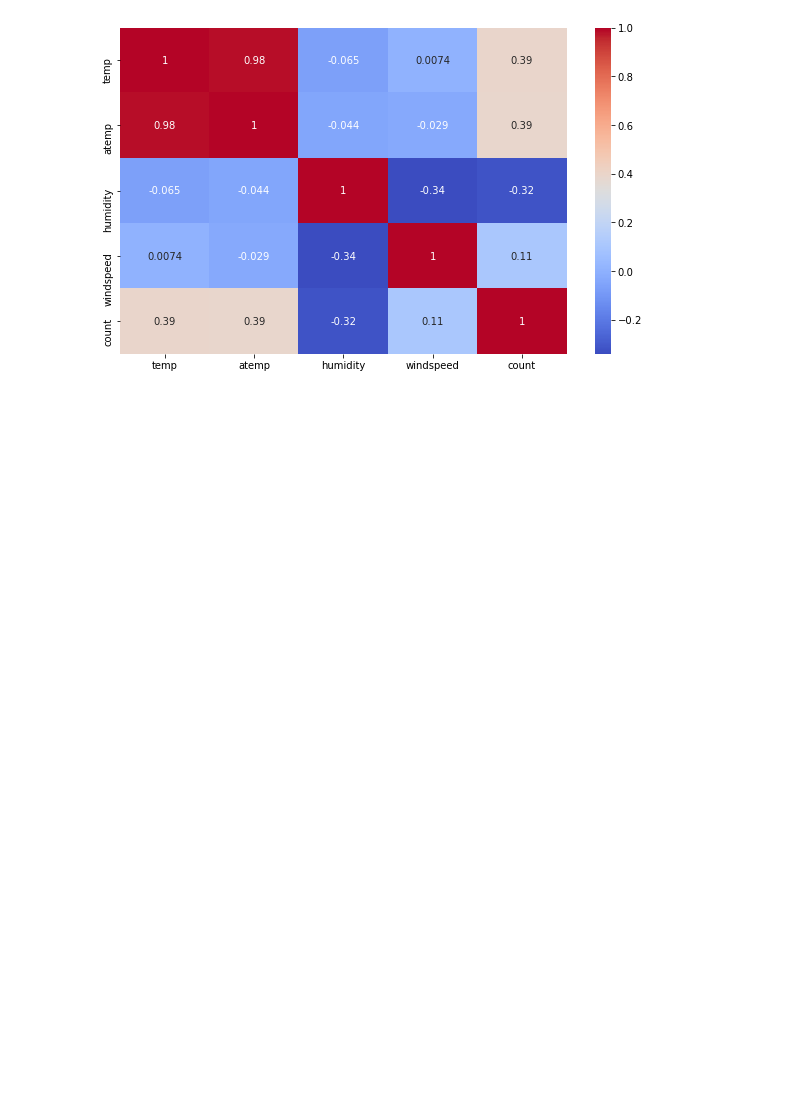
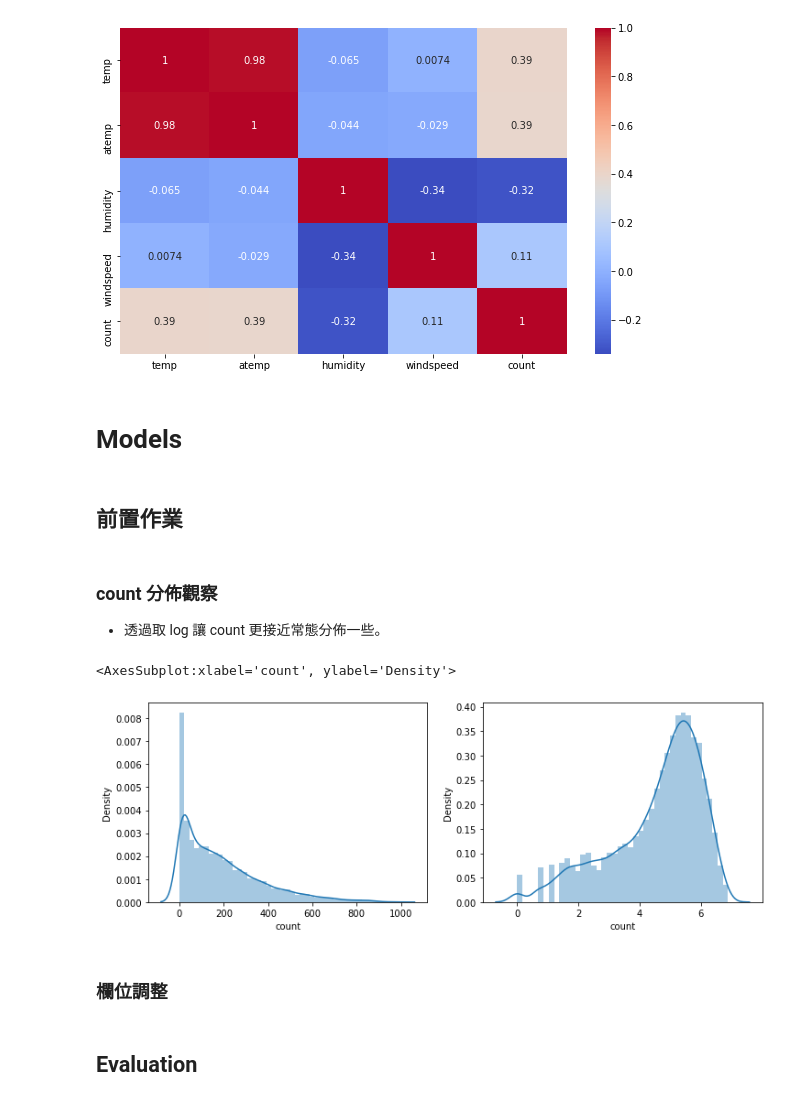
Before and after one commit to MaxYehhh/Kaggle, a Jupyter notebook: bike_sharing_demand/bike_sharing_demand.ipynb, the cells around one changed output. Saved outputs shown, nothing was run; the diff lists cells and outputs as text; code cells hidden in the pictures; blank space fills up the shorter version.

```diff
--- a/bike_sharing_demand/bike_sharing_demand.ipynb
+++ b/bike_sharing_demand/bike_sharing_demand.ipynb
@@ -478,3 +550,21 @@ sns.heatmap(corr_df, annot=True, cmap='coolwarm')
 # %% [output]
 <AxesSubplot:>
 [figure]
+# %% [markdown]
+# Models
+# %% [markdown]
+## 前置作業
+# %% [markdown]
+### count 分佈觀察
+
+- 透過取 log 讓 count 更接近常態分佈一些。
+# %%
+fig, axes = plt.subplots(nrows=1, ncols=2, figsize=(12, 4))
+
+sns.distplot(newTrain_df['count'], ax=axes[0])
+sns.distplot(np.log(newTrain_df['count']), ax=axes[1])
+# %% [output]
+<AxesSubplot:xlabel='count', ylabel='Density'>
+[figure, added]
+# %% [markdown]
+### 欄位調整
@@ -480,0 +578,2 @@ sns.heatmap(corr_df, annot=True, cmap='coolwarm')
+# %% [markdown]
+## Evaluation
```
Also changed, not shown: parts of 34 cells of this notebook.
